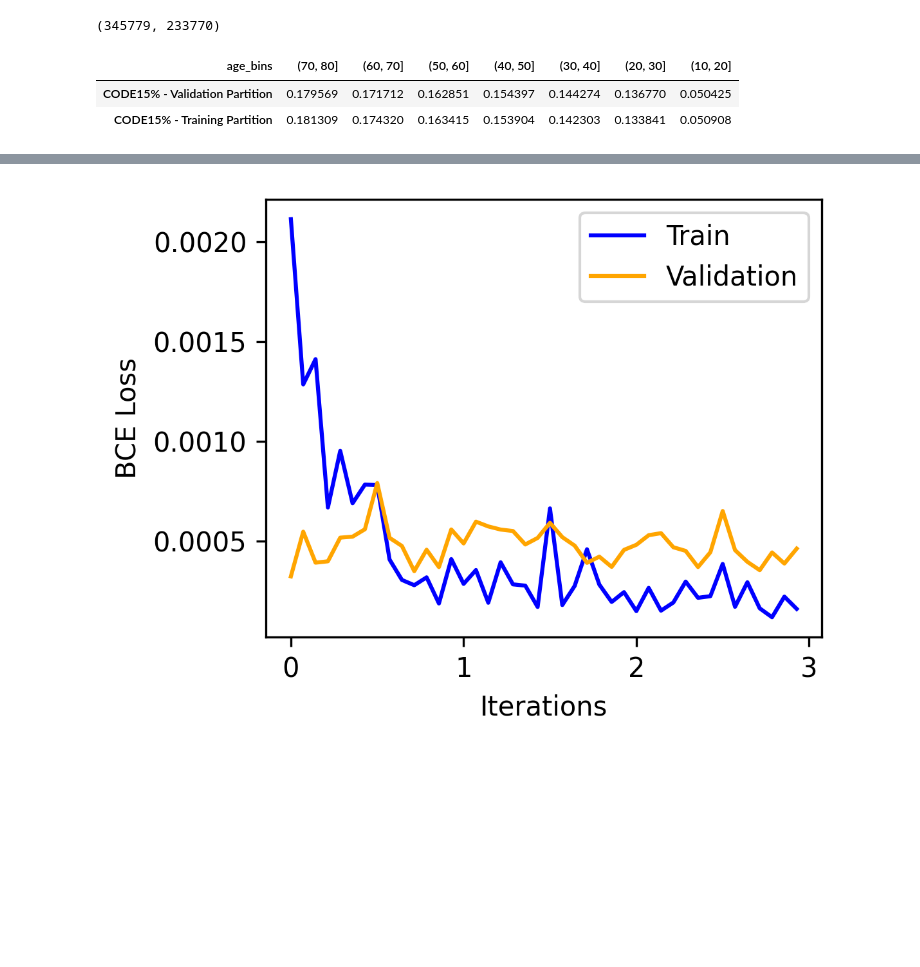
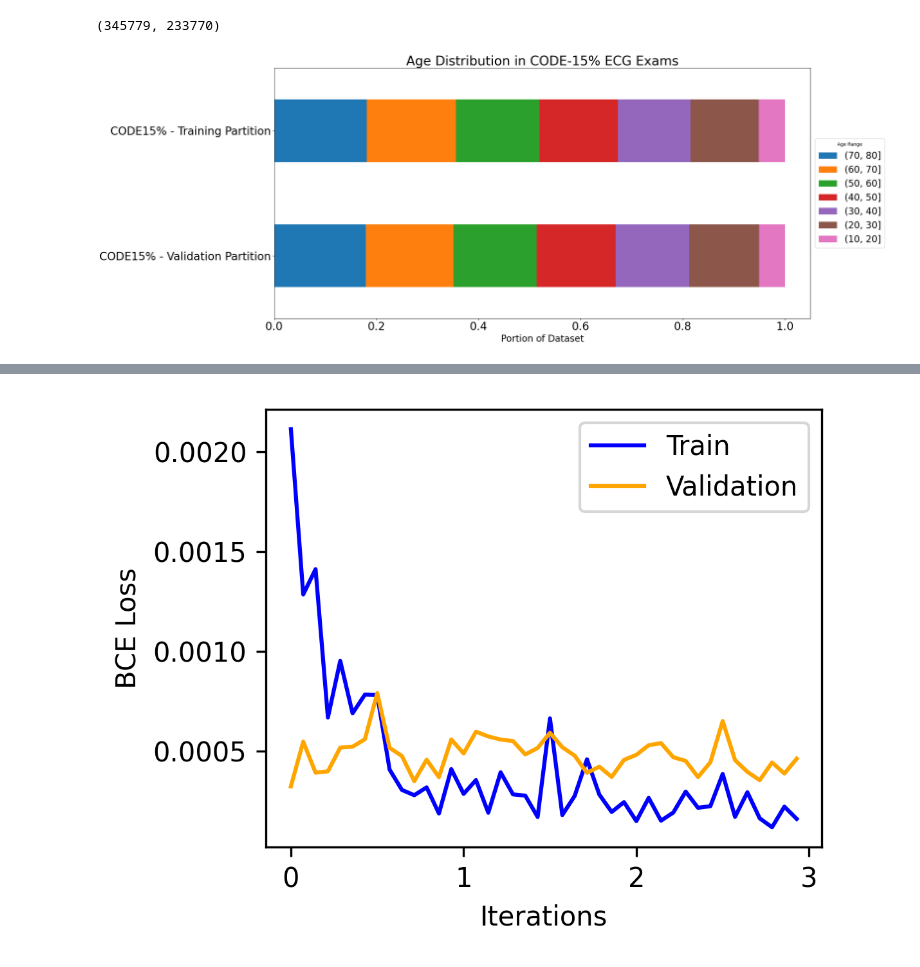
Before and after one commit to adityak714/toyproblem-af-classification, a Jupyter notebook: code15_af_classification.ipynb, the cells around one changed output, grey strips where cells are left out. Cells and saved outputs as stored; diff of their text form; code cells hidden in the pictures; blank space fills up the shorter version.

```diff
--- a/code15_af_classification.ipynb
+++ b/code15_af_classification.ipynb
@@ -33,32 +33,28 @@ len(df), len(df2)
 # %%
 train = df[~df.trace_file.isin(["exams_part0.hdf5","exams_part1.hdf5","exams_part2.hdf5","exams_part3.hdf5"])].copy()
 valid = df[df.trace_file.isin(["exams_part0.hdf5","exams_part1.hdf5","exams_part2.hdf5","exams_part3.hdf5"])].copy()
 
 train["age_bins"] = pd.cut(train["age"], bins, labels)
 valid["age_bins"] = pd.cut(valid["age"], bins, labels)
 
 train_counts = train["age_bins"].value_counts(normalize=True).to_frame()
 train_counts["validation"] = valid["age_bins"].value_counts(normalize=True)
 
-train_counts.columns = ['CODE15% - Training Partition', 'CODE15% - Validation Partition', 'Test Set (CODE-test)']
-ax = train_counts[sorted(['CODE15% - Training Partition', 'CODE15% - Validation Partition', 'Test Set (CODE-test)'], reverse=True)].T.plot.barh(stacked=True, figsize=(24, 9), fontsize=24)
+train_counts.columns = ['CODE15% - Training Partition', 'CODE15% - Validation Partition']
+ax = train_counts[sorted(['CODE15% - Training Partition', 'CODE15% - Validation Partition'], reverse=True)].T.plot.barh(stacked=True, figsize=(24, 9), fontsize=24)
 plt.title("Age Distribution in CODE-15% ECG Exams", fontsize=28)
 plt.xlabel("Portion of Dataset", fontsize=20)
 plt.legend(loc='center left', bbox_to_anchor=(1.0, 0.5), title="Age Range", fontsize=20)
 
 # annotations:
 for c in ax.containers:
     # format the number of decimal places and replace 0 with an empty string
     labels = [f'{w*100:.4f}%' if (w := v.get_width()) > 1 else '' for v in c]
     ax.bar_label(c, labels=sorted(labels), label_type='edge')
 plt.tight_layout()
 plt.show()
-
-train_counts[sorted(['CODE15% - Training Partition', 'CODE15% - Validation Partition', 'Test Set (CODE-test)'], reverse=True)].T
 # %% [output]
-| age_bins | (70, 80] | (60, 70] | (50, 60] | (40, 50] | (30, 40] | (20, 30] | (10, 20] |
-| CODE15% - Validation Partition | 0.179569 | 0.171712 | 0.162851 | 0.154397 | 0.144274 | 0.136770 | 0.050425 |
-| CODE15% - Training Partition | 0.181309 | 0.174320 | 0.163415 | 0.153904 | 0.142303 | 0.133841 | 0.050908 |
+[figure, added]
 # %%
 import pickle
 bins = [10, 20, 30, 40, 50, 60, 70, 80]
```
Also changed, not shown: parts of 3 cells of this notebook, 30 other files.
